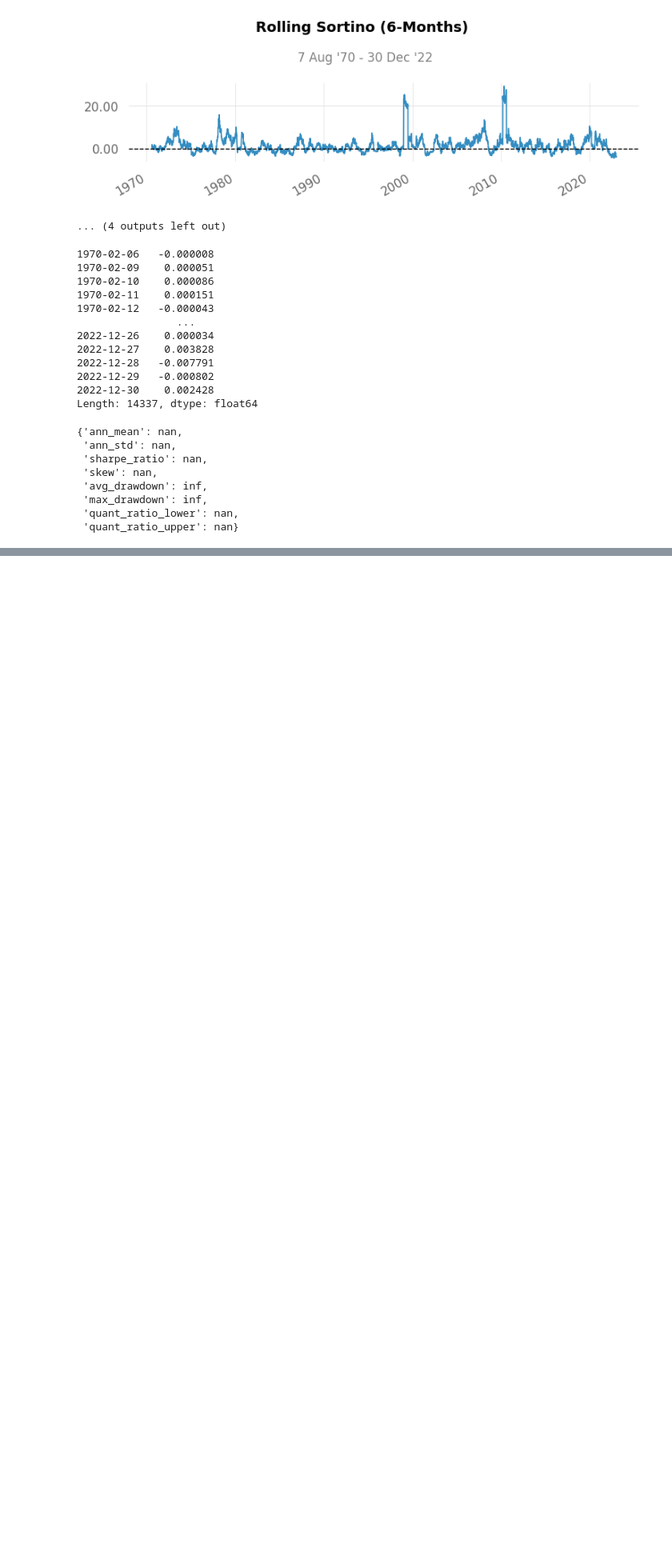
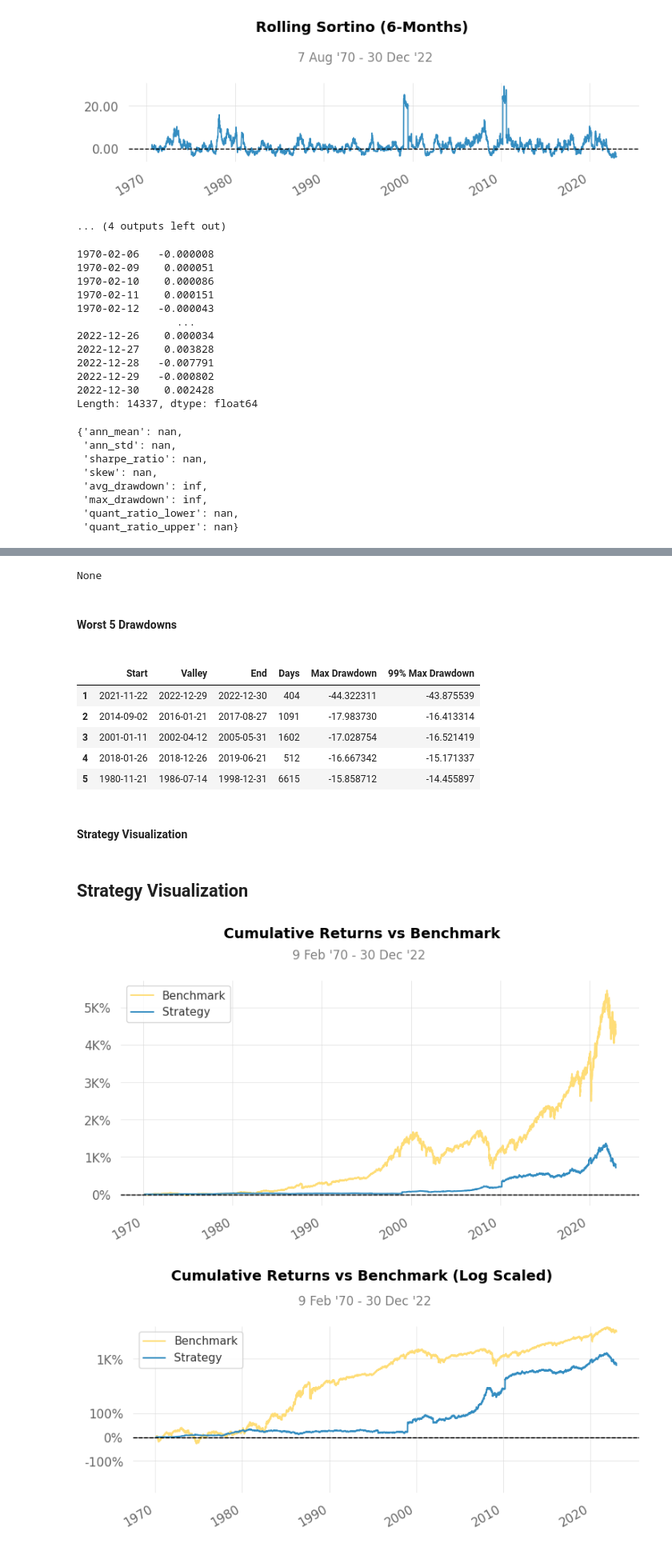
Before and after one commit to Didarul-Azam/almanac, a Jupyter notebook: almanac/strategy/strategy1.ipynb, the cells around one changed output, grey strips where cells are left out. Shown at 80% size. Saved outputs shown, nothing was run; the diff lists cells and outputs as text; code cells hidden in the pictures; blank space fills up the shorter version.

Commit message:
strategy 4 class

```diff
--- a/almanac/strategy/strategy1.ipynb
+++ b/almanac/strategy/strategy1.ipynb
@@ -367,0 +371,11 @@ b.show_stats()
+# %%
+strat = Strategy4(data_path = '../sample_data/jumbo/',
+                  fx_path= '../sample_data/fx_data/',
+                  instrument_list= INSTRUMENT_LIST,
+                  instrument_weights= instrument_weights,
+                  multipliers= multipliers,
+                  idm = 2.5, risk_target= 0.2, capital= 50000000
+                  )
+# %%
+strat.get_quantstats()
+# %% [output]
@@ -367,0 +401,12 @@ b.show_stats()
+None
+Worst 5 Drawdowns
+|  | Start | Valley | End | Days | Max Drawdown | 99% Max Drawdown |
+| 1 | 2021-11-22 | 2022-12-29 | 2022-12-30 | 404 | -44.322311 | -43.875539 |
+| 2 | 2014-09-02 | 2016-01-21 | 2017-08-27 | 1091 | -17.983730 | -16.413314 |
+| 3 | 2001-01-11 | 2002-04-12 | 2005-05-31 | 1602 | -17.028754 | -16.521419 |
+| 4 | 2018-01-26 | 2018-12-26 | 2019-06-21 | 512 | -16.667342 | -15.171337 |
+| 5 | 1980-11-21 | 1986-07-14 | 1998-12-31 | 6615 | -15.858712 | -14.455897 |
+Strategy Visualization
+Strategy Visualization
+[figure, added]
+[figure, added]
```
Also changed, not shown: parts of 2 cells of this notebook, 3 other files.
